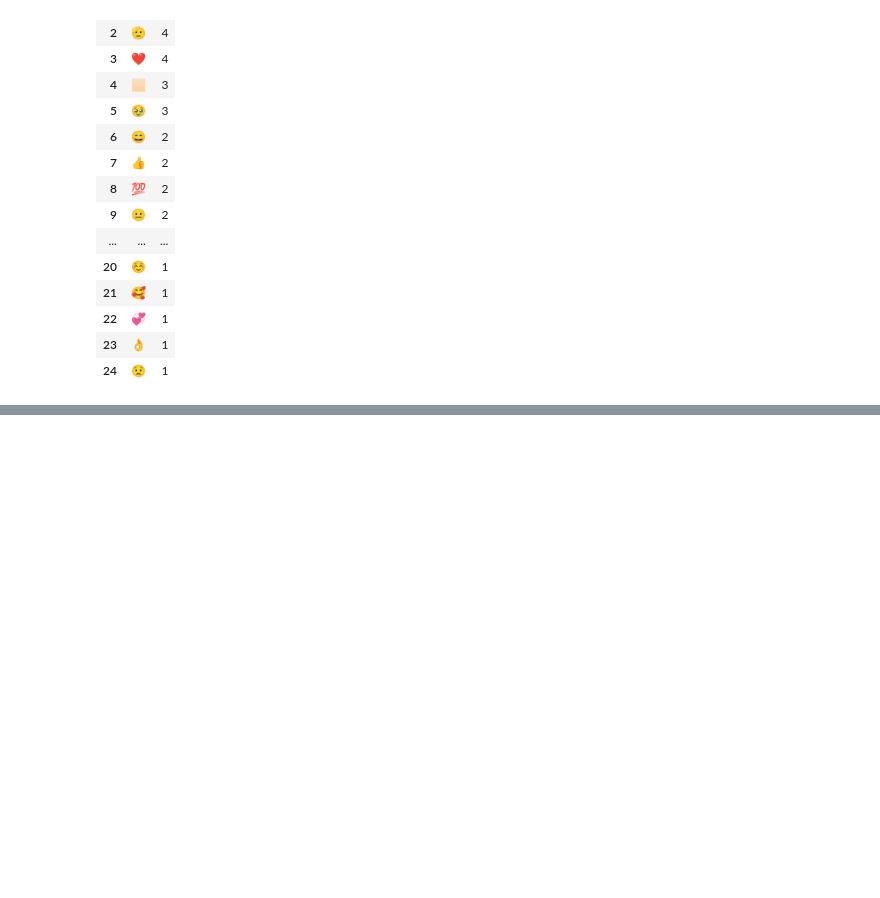
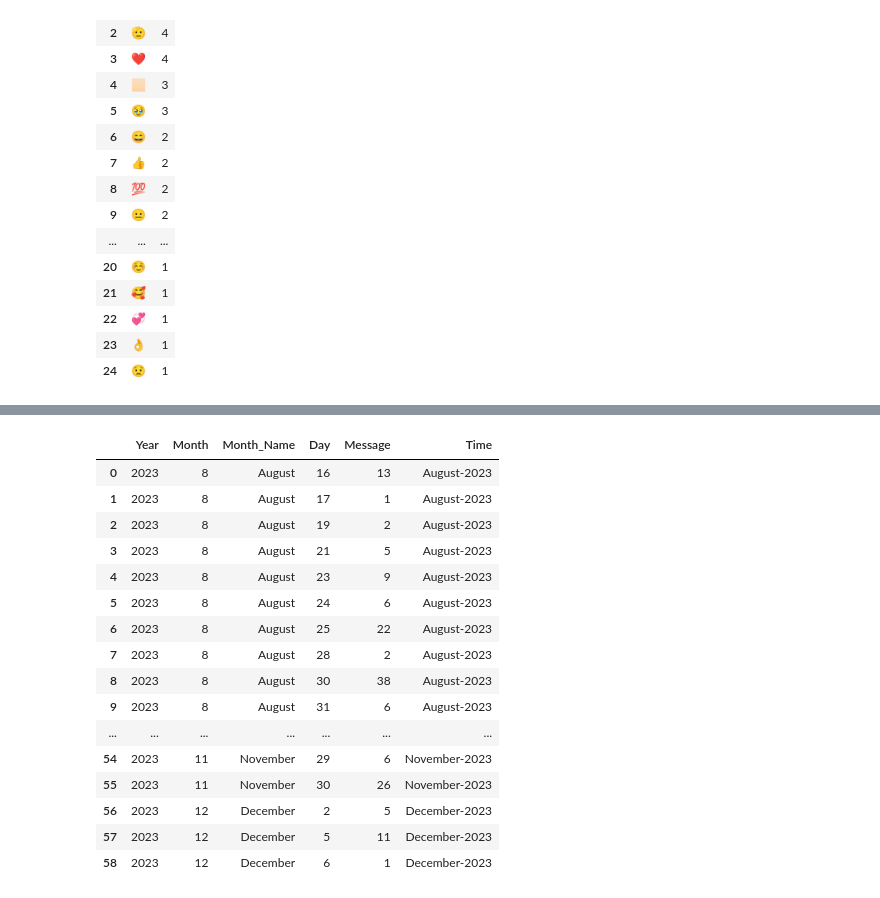
Before and after one commit to MArifBrohi/Machine-Learning-Projects, a Jupyter notebook: preprocessing.ipynb, the cells around one changed output, grey strips where cells are left out. Saved outputs shown, nothing was run; the diff lists cells and outputs as text; code cells hidden in the pictures; blank space fills up the shorter version.

```diff
--- a/preprocessing.ipynb
+++ b/preprocessing.ipynb
@@ -312,0 +438,20 @@ emoji_df
+# %%
+timeline
+# %% [output]
+|  | Year | Month | Month_Name | Day | Message | Time |
+| 0 | 2023 | 8 | August | 16 | 13 | August-2023 |
+| 1 | 2023 | 8 | August | 17 | 1 | August-2023 |
+| 2 | 2023 | 8 | August | 19 | 2 | August-2023 |
+| 3 | 2023 | 8 | August | 21 | 5 | August-2023 |
+| 4 | 2023 | 8 | August | 23 | 9 | August-2023 |
+| 5 | 2023 | 8 | August | 24 | 6 | August-2023 |
+| 6 | 2023 | 8 | August | 25 | 22 | August-2023 |
+| 7 | 2023 | 8 | August | 28 | 2 | August-2023 |
+| 8 | 2023 | 8 | August | 30 | 38 | August-2023 |
+| 9 | 2023 | 8 | August | 31 | 6 | August-2023 |
+| ... | ... | ... | ... | ... | ... | ... |
+| 54 | 2023 | 11 | November | 29 | 6 | November-2023 |
+| 55 | 2023 | 11 | November | 30 | 26 | November-2023 |
+| 56 | 2023 | 12 | December | 2 | 5 | December-2023 |
+| 57 | 2023 | 12 | December | 5 | 11 | December-2023 |
+| 58 | 2023 | 12 | December | 6 | 1 | December-2023 |
```
Also changed, not shown: parts of 14 cells of this notebook.
